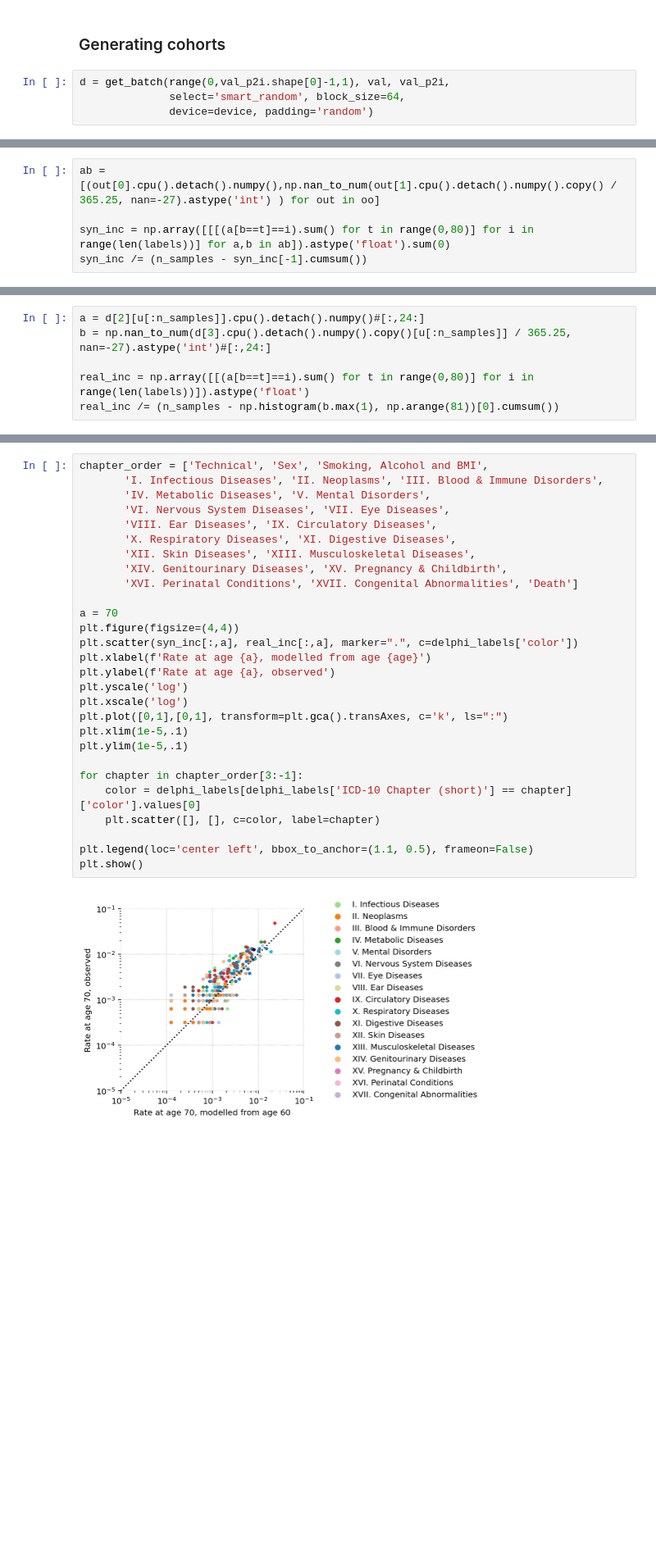
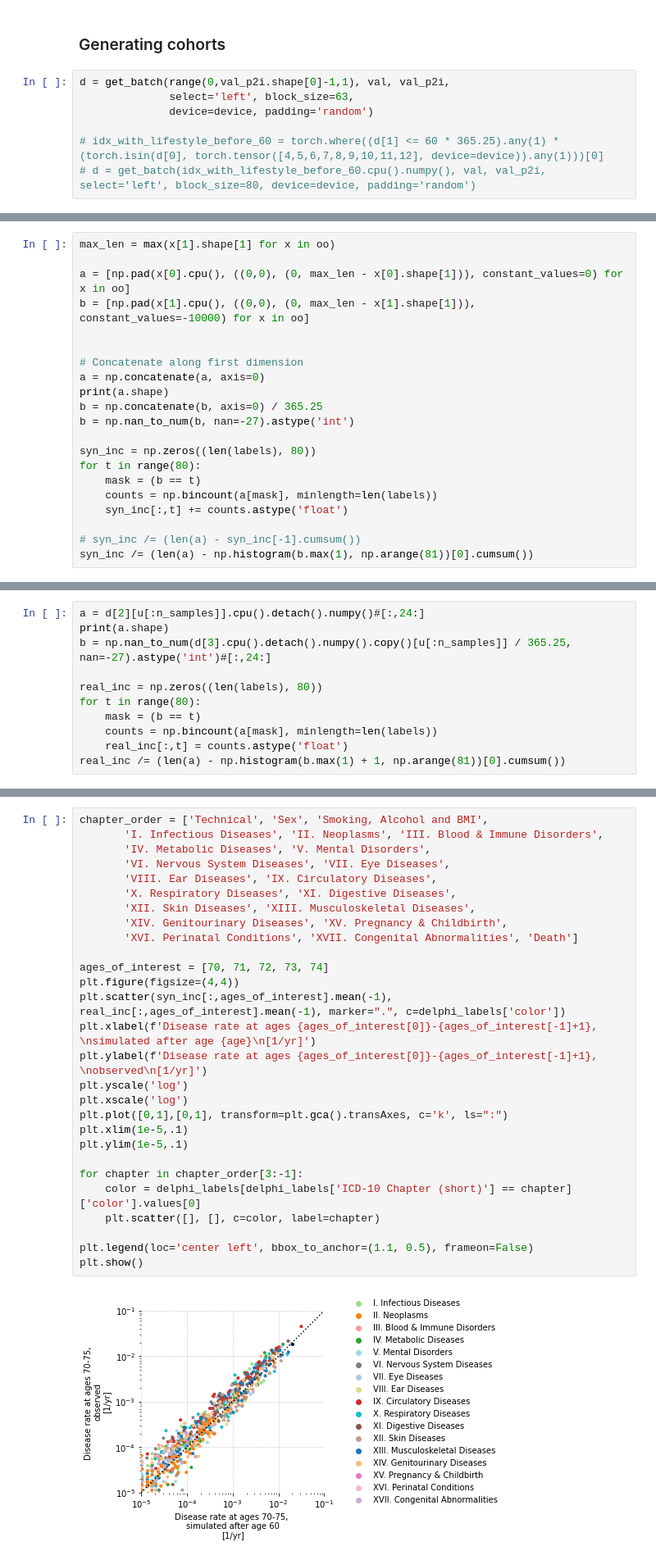
Before and after one commit to gerstung-lab/Delphi, a Jupyter notebook: sampling_trajectories.ipynb, the cells around one changed output, grey strips where cells are left out. Shown at 82% size. Saved outputs shown, nothing was run; the diff lists cells and outputs as text; blank space fills up the shorter version.

```diff
--- a/sampling_trajectories.ipynb
+++ b/sampling_trajectories.ipynb
@@ -169,7 +93,10 @@ Name: 0, dtype: object
 ### Generating cohorts
 # %%
 d = get_batch(range(0,val_p2i.shape[0]-1,1), val, val_p2i,
-              select='smart_random', block_size=64,
+              select='left', block_size=63,
               device=device, padding='random')
+
+# idx_with_lifestyle_before_60 = torch.where((d[1] <= 60 * 365.25).any(1) * (torch.isin(d[0], torch.tensor([4,5,6,7,8,9,10,11,12], device=device)).any(1)))[0]
+# d = get_batch(idx_with_lifestyle_before_60.cpu().numpy(), val, val_p2i, select='left', block_size=80, device=device, padding='random')
 # %%
 age = 60
@@ -205,5 +136,21 @@ with torch.no_grad():
 # %%
-ab = [(out[0].cpu().detach().numpy(),np.nan_to_num(out[1].cpu().detach().numpy().copy() / 365.25, nan=-27).astype('int') ) for out in oo]
+max_len = max(x[1].shape[1] for x in oo)
 
-syn_inc = np.array([[[(a[b==t]==i).sum() for t in range(0,80)] for i in range(len(labels))] for a,b in ab]).astype('float').sum(0)
-syn_inc /= (n_samples - syn_inc[-1].cumsum())
+a = [np.pad(x[0].cpu(), ((0,0), (0, max_len - x[0].shape[1])), constant_values=0) for x in oo]
+b = [np.pad(x[1].cpu(), ((0,0), (0, max_len - x[1].shape[1])), constant_values=-10000) for x in oo]
+
+
+# Concatenate along first dimension
+a = np.concatenate(a, axis=0)
+print(a.shape)
+b = np.concatenate(b, axis=0) / 365.25
+b = np.nan_to_num(b, nan=-27).astype('int')
+
+syn_inc = np.zeros((len(labels), 80))
+for t in range(80):
+    mask = (b == t)
+    counts = np.bincount(a[mask], minlength=len(labels))
+    syn_inc[:,t] += counts.astype('float')
+
+# syn_inc /= (len(a) - syn_inc[-1].cumsum())
+syn_inc /= (len(a) - np.histogram(b.max(1), np.arange(81))[0].cumsum())
@@ -210,6 +159,11 @@ syn_inc /= (n_samples - syn_inc[-1].cumsum())
 # %%
 a = d[2][u[:n_samples]].cpu().detach().numpy()#[:,24:]
+print(a.shape)
 b = np.nan_to_num(d[3].cpu().detach().numpy().copy()[u[:n_samples]] / 365.25, nan=-27).astype('int')#[:,24:]
 
-real_inc = np.array([[(a[b==t]==i).sum() for t in range(0,80)] for i in range(len(labels))]).astype('float')
-real_inc /= (n_samples - np.histogram(b.max(1), np.arange(81))[0].cumsum())
+real_inc = np.zeros((len(labels), 80))
+for t in range(80):
+    mask = (b == t)
+    counts = np.bincount(a[mask], minlength=len(labels))
+    real_inc[:,t] = counts.astype('float')
+real_inc /= (len(a) - np.histogram(b.max(1) + 1, np.arange(81))[0].cumsum())
@@ -216,30 +174,30 @@ real_inc /= (n_samples - np.histogram(b.max(1), np.arange(81))[0].cumsum())
 # %%
 chapter_order = ['Technical', 'Sex', 'Smoking, Alcohol and BMI',
        'I. Infectious Diseases', 'II. Neoplasms', 'III. Blood & Immune Disorders',
        'IV. Metabolic Diseases', 'V. Mental Disorders',
        'VI. Nervous System Diseases', 'VII. Eye Diseases',
        'VIII. Ear Diseases', 'IX. Circulatory Diseases',
        'X. Respiratory Diseases', 'XI. Digestive Diseases',
        'XII. Skin Diseases', 'XIII. Musculoskeletal Diseases',
        'XIV. Genitourinary Diseases', 'XV. Pregnancy & Childbirth',
        'XVI. Perinatal Conditions', 'XVII. Congenital Abnormalities', 'Death']
 
-a = 70
+ages_of_interest = [70, 71, 72, 73, 74]
 plt.figure(figsize=(4,4))
-plt.scatter(syn_inc[:,a], real_inc[:,a], marker=".", c=delphi_labels['color'])
-plt.xlabel(f'Rate at age {a}, modelled from age {age}')
-plt.ylabel(f'Rate at age {a}, observed')
+plt.scatter(syn_inc[:,ages_of_interest].mean(-1), real_inc[:,ages_of_interest].mean(-1), marker=".", c=delphi_labels['color'])
+plt.xlabel(f'Disease rate at ages {ages_of_interest[0]}-{ages_of_interest[-1]+1}, \nsimulated after age {age}\n[1/yr]')
+plt.ylabel(f'Disease rate at ages {ages_of_interest[0]}-{ages_of_interest[-1]+1}, \nobserved\n[1/yr]')
 plt.yscale('log')
 plt.xscale('log')
 plt.plot([0,1],[0,1], transform=plt.gca().transAxes, c='k', ls=":")
 plt.xlim(1e-5,.1)
 plt.ylim(1e-5,.1)
 
 for chapter in chapter_order[3:-1]:
     color = delphi_labels[delphi_labels['ICD-10 Chapter (short)'] == chapter]['color'].values[0]
     plt.scatter([], [], c=color, label=chapter)
 
 plt.legend(loc='center left', bbox_to_anchor=(1.1, 0.5), frameon=False)
 plt.show()
 # %% [output]
-[figure, old version]
+[figure, new version]
```
Also changed, not shown: parts of 38 cells of this notebook, 2 other files.
